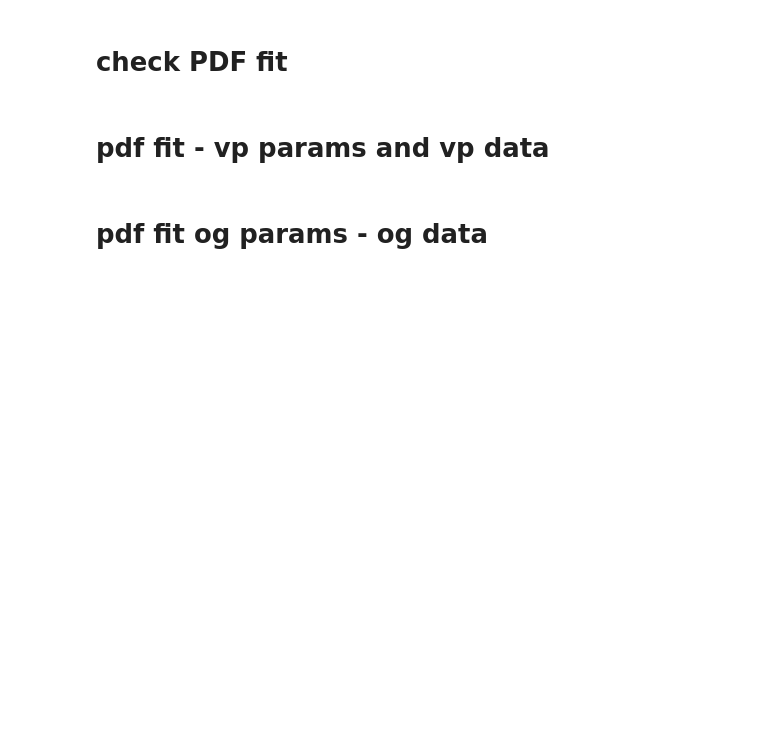
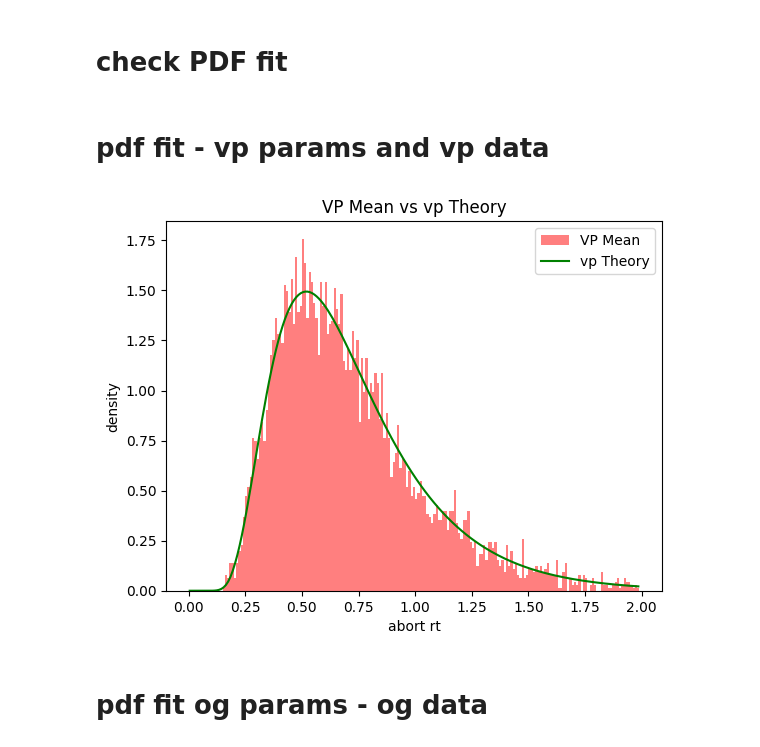
Before and after one commit to rakaar/ddm_data, a Jupyter notebook: fitting_aborts/vbmc_trunc_and_censor_sim_data_no_NDT.ipynb, the cells around one changed output. Cells and saved outputs as stored; diff of their text form; code cells hidden in the pictures; blank space fills up the shorter version.

Commit message:
censored + truncated issue sorted. Yet to add NDT

```diff
--- a/fitting_aborts/vbmc_trunc_and_censor_sim_data_no_NDT.ipynb
+++ b/fitting_aborts/vbmc_trunc_and_censor_sim_data_no_NDT.ipynb
@@ -28,7 +28,7 @@ t_motor = 0
 Z_E = 0
 L = 0.5
 
-N_sim = int(500e3)
+N_sim = int(50e3)
 dt = 1e-4
 
 N_print = int(100e5)
@@ -209,12 +209,19 @@ def compute_loglike(res, V_A, theta_A, pdf_trunc_factor):
     if rt < T_trunc:
         likelihood = 0
     else:
-        prob_fix_survive = np.exp(- ( (t_stim - t_stim_0) / t_stim_tau ))
+        # prob that fixation survives till rt
+        if rt < t_stim_0:
+            prob_fix_survive = 1
+        else:
+            prob_fix_survive = 1 - np.exp(- ( (rt - t_stim_0) / t_stim_tau ))
+
+
         if rt < t_stim:
-            prob_of_hit = rho_A_t_fn(rt, V_A, theta_A)
-            likelihood =  (prob_fix_survive * prob_of_hit) / pdf_trunc_factor
+            likelihood =  (prob_fix_survive * rho_A_t_fn(rt, V_A, theta_A)) / pdf_trunc_factor
         elif rt > t_stim:
-            likelihood = (1 - prob_fix_survive) * (( 1 - cum_A_t_fn(t_stim, V_A, theta_A) ) / pdf_trunc_factor)
+            # pdf_factor_2 is different for each stim
+            pdf_trunc_factor_2 = quad(prob_fix_not_survive_an_censored_pdf, T_trunc, 10, args=(t_stim_0, t_stim_tau, V_A, theta_A, t_stim))[0]
+            likelihood = (1 - prob_fix_survive) * (( 1 - cum_A_t_fn(t_stim, V_A, theta_A) ) / pdf_trunc_factor_2)
 
 
     if likelihood <= 0:
@@ -224,7 +231,20 @@ def compute_loglike(res, V_A, theta_A, pdf_trunc_factor):
     return np.log(likelihood)
 
 def prob_fix_survive_and_hit(t, t_stim_0, t_stim_tau, V_A, theta_A):
-    return np.exp(- ( (t - t_stim_0) / t_stim_tau )) * rho_A_t_fn(t, V_A, theta_A)
+    if t < t_stim_0:
+        fix_survive = 1
+    else:
+        fix_survive = np.exp(- ( (t - t_stim_0) / t_stim_tau ))
+
+    return fix_survive * rho_A_t_fn(t, V_A, theta_A)
+
+def prob_fix_not_survive_an_censored_pdf(t, t_stim_0, t_stim_tau, V_A, theta_A, t_stim):
+    if t < t_stim_0:
+        fix_survive = 1
+    else:
+        fix_survive = np.exp(- ( (t - t_stim_0) / t_stim_tau ))
+
+    return (1 - fix_survive) * (1 - cum_A_t_fn(t_stim, V_A, theta_A))
 
 def psiam_tied_loglike_fn(params):
     V_A, theta_A = params
@@ -398,8 +418,10 @@ t_pts = bins[:-1] + np.diff(bins)/2
 theory_pdf_aborts = [pdf_aborts(t, t_stim_0, t_stim_tau, V_A_samp_mean, theta_A_samp_mean, T_trunc, pdf_trunc_factor) for t in t_pts]
 # %%
 plt.hist(aborts_samp_mean, bins, alpha=0.5, label='VP Mean', density=True, color='r')
-plt.plot(t_pts, theory_pdf_aborts, label='Theory', color='g')
-plt.xlabel('abort rt'); plt.ylabel('density'); plt.legend(); plt.title('VP Mean vs Theory');
+plt.plot(t_pts, theory_pdf_aborts, label='vp Theory', color='g')
+plt.xlabel('abort rt'); plt.ylabel('density'); plt.legend(); plt.title('VP Mean vs vp Theory');
+# %% [output]
+[figure, added]
 # %% [markdown]
 # pdf fit og params - og data
 # %%
```
Also changed, not shown: parts of 7 cells of this notebook, 1 other file.
